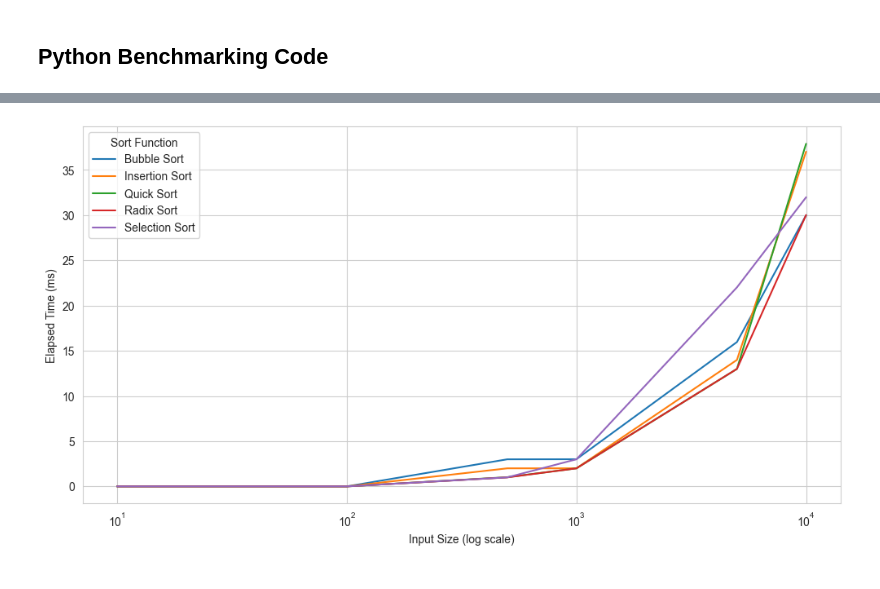
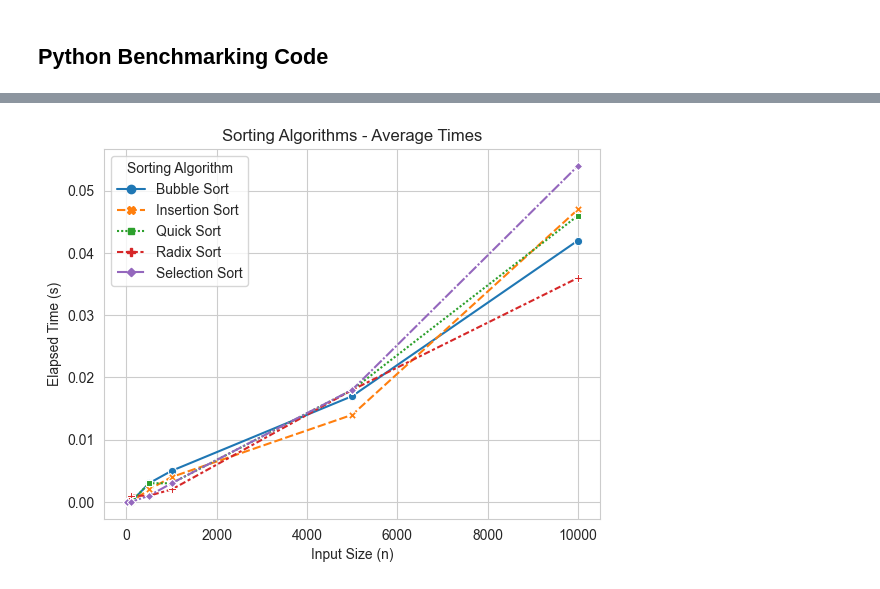
Before and after one commit to benjanning/Sorting-Algorithms-Project, a Jupyter notebook: Sorting Algorithms Project - Computational Thinking with Algorithms.ipynb, the cells around one changed output, grey strips where cells are left out. Drawn from its saved outputs; the diff is of its cells as text; code cells hidden in the pictures.

```diff
--- a/Sorting Algorithms Project - Computational Thinking with Algorithms.ipynb
+++ b/Sorting Algorithms Project - Computational Thinking with Algorithms.ipynb
@@ -524,6 +536,9 @@ import insertion_sort
 import radix_sort
 import quick_sort
 import selection_sort
+
+# import the tabulate module
+import tabulate
 
 
 def benchmarking(algorithms, input_sizes, runs):
@@ -568,48 +583,46 @@ def benchmarking(algorithms, input_sizes, runs):
 
     # create pandas dataframe with results of each individual trial
     df = pd.DataFrame({
-        "Elapsed Time (s)": elapsed_times,
+        "Elapsed Time": elapsed_times,
         "Run Number": run_numbers,
-        "Sort Function": sort_functions,
+        "Sorting Algorithm": sort_functions,
         "Input Size": input_sizes_list
     })
 
-    # calculate average elapsed times for each sorting algorithm and input size
-    averages_df = df.groupby(["Sort Function", "Input Size"]).mean() * 1000
+    # group by sorting algorithm and input size and calculate average elapsed time for each combination
+    df_grouped = df.groupby(["Sorting Algorithm", "Input Size"]).mean().reset_index()
 
-    # plot the average times for each sorting algorithm and input size
-    sns.set_style("whitegrid")
-    plt.figure(figsize=(12, 6))
-    ax = sns.lineplot(data=averages_df.reset_index(),
-                      x="Input Size", y="Elapsed Time (s)", hue="Sort Function")
-    ax.set(xscale="log", xlabel="Input Size (log scale)", ylabel="Elapsed Time (ms)")
-    plt.savefig("benchmark_plot.png")
+    # create a pivot table with sorting algorithms as columns and input sizes as rows and average elapsed times as values
+    df_pivot = df_grouped.pivot(index="Input Size", columns="Sorting Algorithm", values="Elapsed Time")
 
-    # print the average times for each sorting algorithm and input size
-    print(averages_df)
+    # use the tabulate function to format the pivot table as a plain text table with borders and alignment
+    print(tabulate.tabulate(df_pivot, headers="keys", tablefmt="fancy_grid", showindex=True))
 
-    # export the raw elapsed times and the average times to csv files
-    df.to_csv("elapsed_times.csv", index=False)
-    averages_df.to_csv("average_times.csv")
+    # print a caption for the table
+    print("Sorting Algorithms - Average of 10 runs")
 
-if __name__ == "__main__":
-    # dictionary of sorting algorithms and their functions
-    algorithms = {
+    # plot the pivot table using seaborn lineplot with markers and labels
+    sns.lineplot(data=df_pivot, markers=True)
+    plt.title("Sorting Algorithms - Average Times")
+    plt.xlabel("Input Size (n)")
+    plt.ylabel("Elapsed Time (s)")
+    plt.show()
+
+# define a dictionary of sorting algorithms to be tested
+algorithms = {
     "Bubble Sort": bubble_sort.bubble_sort,
-    "Insertion Sort": insertion_sort.insertionSort,
+    "Insertion Sort": insertion_sort.insertion_sort,
     "Radix Sort": radix_sort.radixSort,
     "Quick Sort": quick_sort.quickSort,
-    "Selection Sort": selection_sort.selectionSort
-    }
+    "Selection Sort": selection_sort.selectionSort,
+}
 
+# define an array of input sizes to be tested
+input_sizes = [10, 100, 500, 1000, 5000, 10000]
 
+# define the number of runs to be conducted for each combination of sorting algorithm and input size
+runs = 10
 
-    # array of input sizes
-    input_sizes = [10, 100, 500, 1000, 5000, 10000]
-
-    # number of runs for each sorting algorithm and input size
-    runs = 10
-
-    # call benchmarking function with arguments
-    benchmarking(algorithms, input_sizes, runs)
+# call the benchmarking function with the defined parameters
+benchmarking(algorithms, input_sizes, runs)
 # %% [output]
@@ -633 +645 @@ Insertion Sort 10                  0.000000     10000.0
-[figure, old version]
+[figure, new version]
```
Also changed, not shown: parts of 6 cells of this notebook, 4 other files.
